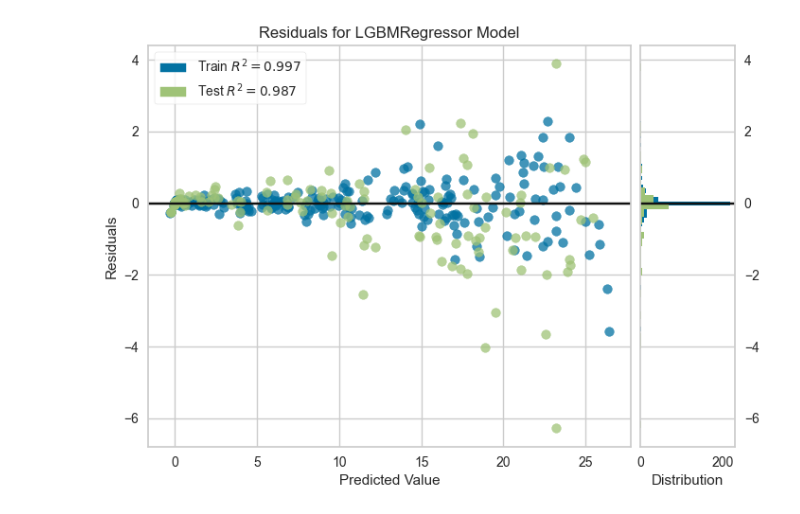
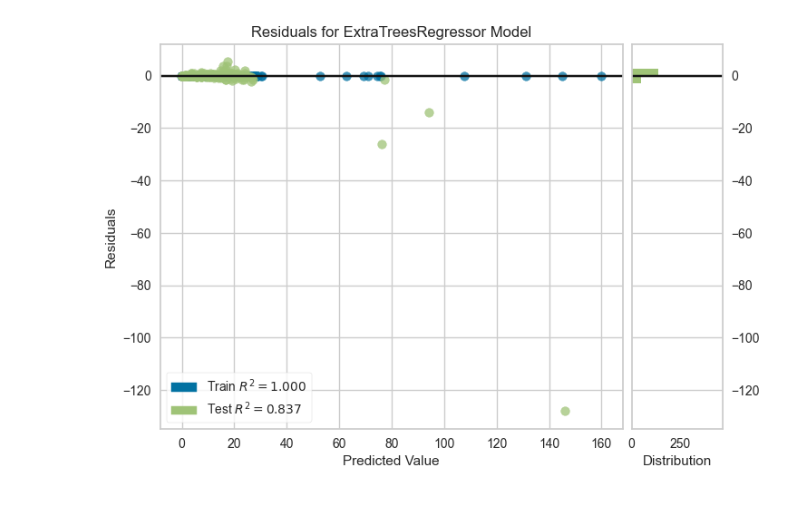
Before and after one commit to kareemseyi/FPL2023, a Jupyter notebook: ml/pycaret.ipynb, the cells around one changed output. Drawn from its saved outputs; the diff is of its cells as text; code cells hidden in the pictures.

```diff
--- a/ml/pycaret.ipynb
+++ b/ml/pycaret.ipynb
@@ -87,5 +87,5 @@ best = compare_models()
 # %%
-lightgbm = create_model('lightgbm')
+et = create_model('et')
 # %% [output]
 |  |  |  |
 |  |  |  |
@@ -133,8 +133,8 @@ tuned_lightgbm = tune_model(lightgbm)
 Fitting 10 folds for each of 10 candidates, totalling 100 fits
 Original model was better than the tuned model, hence it will be returned. NOTE: The display metrics are for the tuned model (not the original one).
 # %%
-plot_model(tuned_lightgbm)
+plot_model( et)
 # %% [output]
 [interactive output not drawn]
-[figure, old version]
+[figure, new version]
 # %%
```
Also changed, not shown: parts of 12 cells of this notebook, 4 other files.
